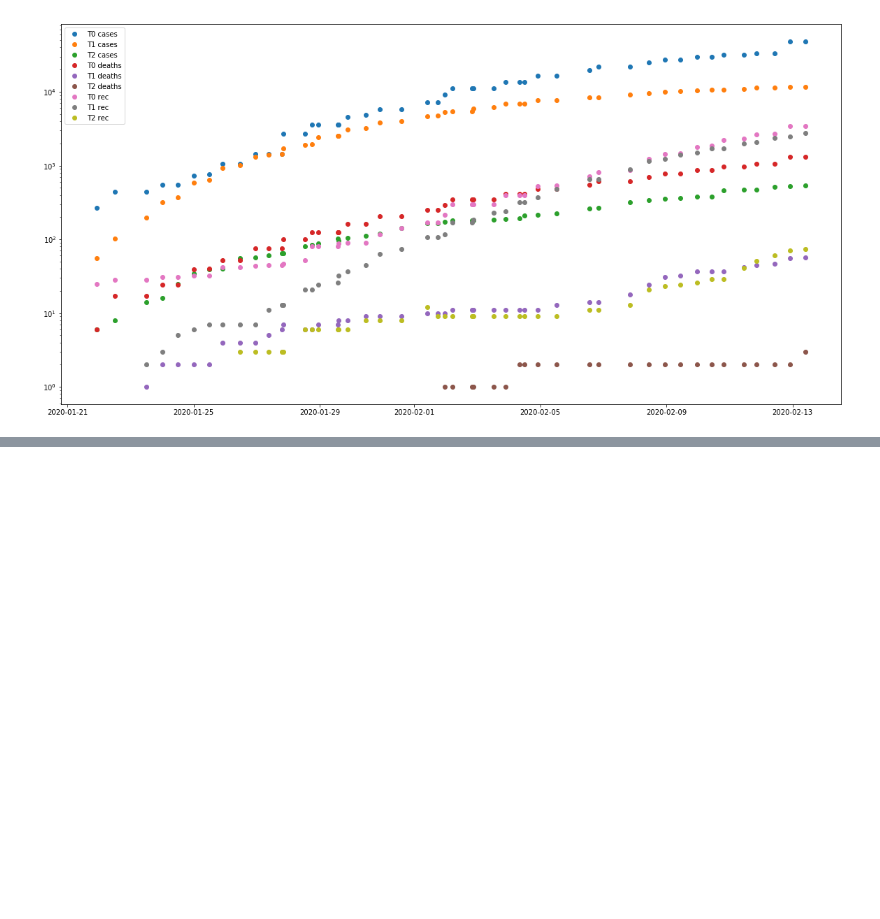
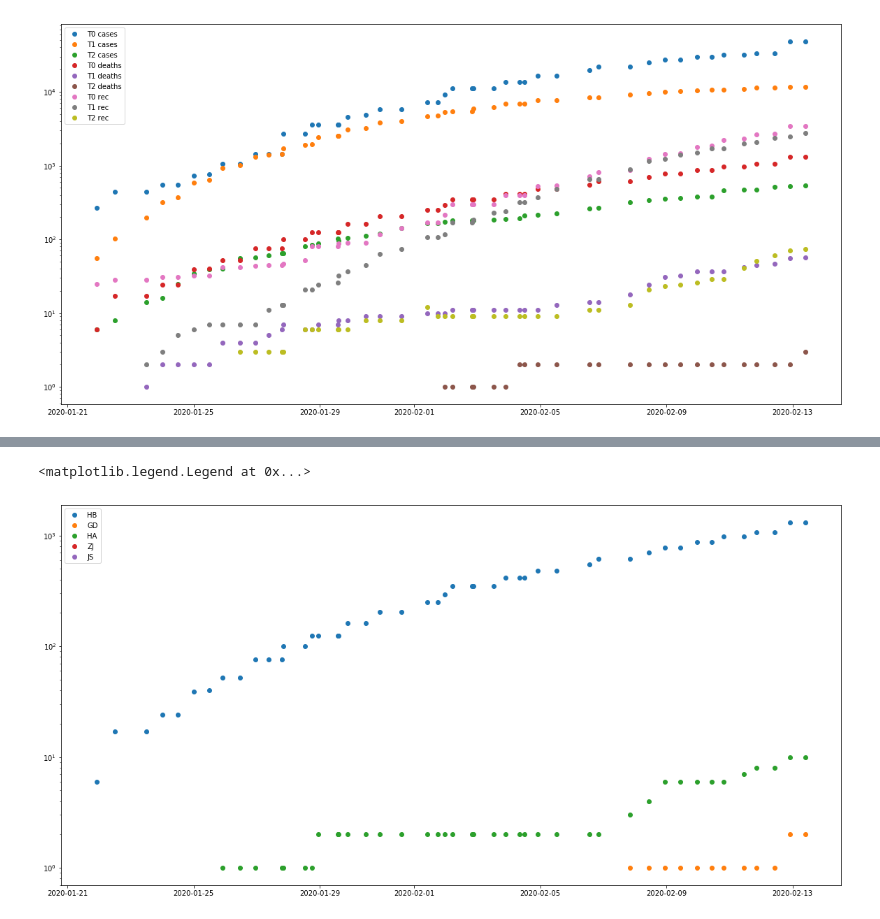
Before and after one commit to grep0/COVID-19, a Jupyter notebook: src/Analysis.ipynb, the cells around one changed output, grey strips where cells are left out. Cells and saved outputs as stored; diff of their text form; code cells hidden in the pictures; blank space fills up the shorter version.

```diff
--- a/src/Analysis.ipynb
+++ b/src/Analysis.ipynb
@@ -104,0 +147,12 @@ plt.legend(["T0 d/r", "T1 d/r", "T2 d/r"])
+# %%
+plt.figure(figsize=(20,10))
+plt.plot_date(HB[0], HB[1][:, 1])
+plt.plot_date(GD[0], GD[1][:, 1])
+plt.plot_date(HA[0], HA[1][:, 1])
+plt.plot_date(ZJ[0], ZJ[1][:, 1])
+plt.plot_date(JS[0], JS[1][:, 1])
+plt.yscale("log")
+plt.legend(["HB", "GD","HA", "ZJ", "JS"])
+# %% [output]
+<matplotlib.legend.Legend at 0x...>
+[figure, added]
```
Also changed, not shown: parts of 9 cells of this notebook.
